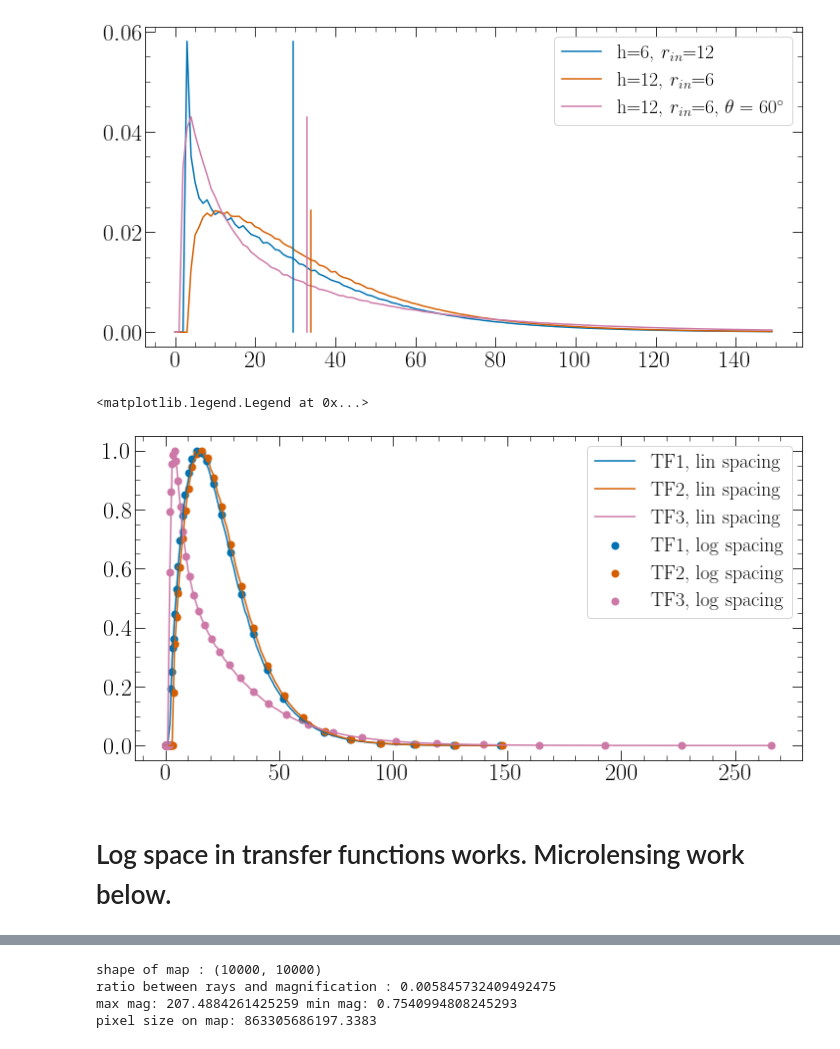
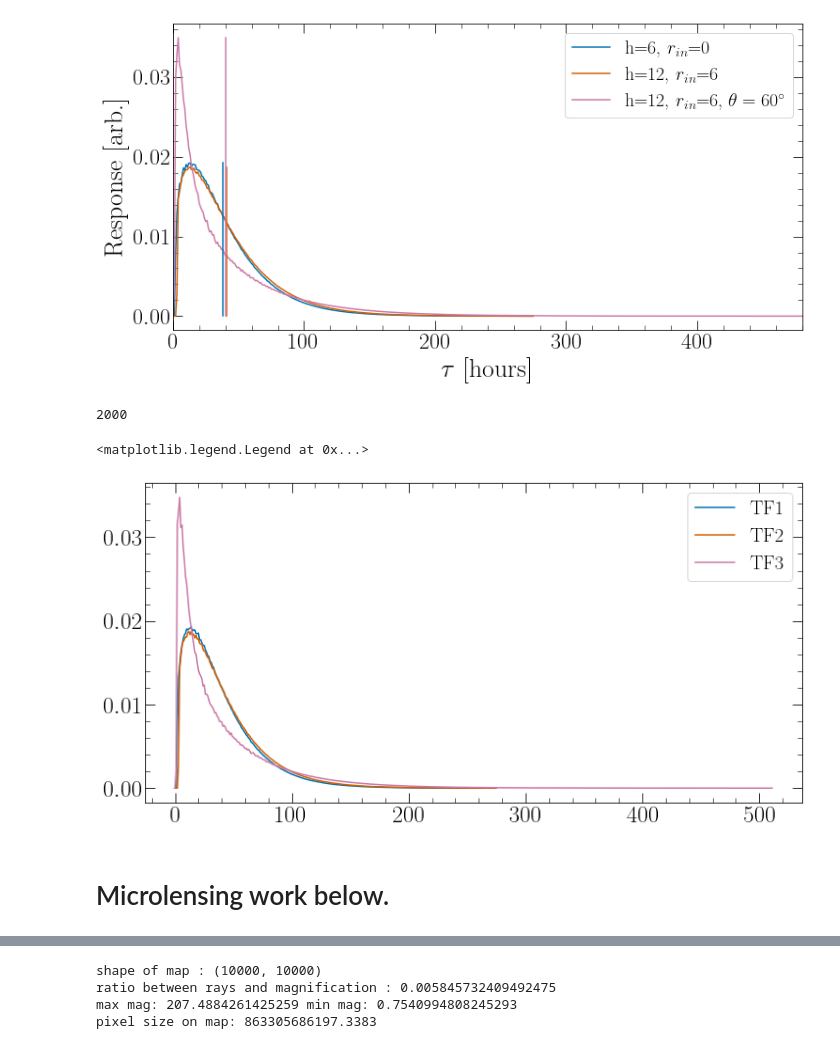
Before and after one commit to Henry-Best-01/Amoeba, a Jupyter notebook: TFMicrolensed.ipynb, the cells around one changed output, grey strips where cells are left out. Saved outputs shown, nothing was run; the diff lists cells and outputs as text; code cells hidden in the pictures.

```diff
--- a/TFMicrolensed.ipynb
+++ b/TFMicrolensed.ipynb
@@ -14,7 +15,7 @@ import QuasarModelFunctions as QMF  #if QMF is saved elsewhere, append that path
 plt.style.use("plot_style_large_font.txt")
 # %%
 M = 1e8 * const.M_sun.to(u.kg)
-M_dot = 1.0 * const.M_sun.to(u.kg)/u.year.to(u.s) / u.s
+M_dot = QMF.EddingtonRatioToMDot(M, 0.15)   #1.0 * const.M_sun.to(u.kg)/u.year.to(u.s) / u.s
 G = const.G
 c = const.c
 pi = np.pi
@@ -27,13 +28,13 @@ Thompson_Cross_Section = const.sigma_T
 
 rg = QMF.CalcRg(M)
 
-r_min1 = (12) * rg * u.m
+r_min1 = (0) * rg * u.m
 r_min2 = (6) * rg * u.m
 
 numgrs = 2000
 r_max = numgrs * rg * u.m
 
-diskres = 1000  #Corresponds to how many radial slices I add
+diskres = 1000  #Resolution along radial direction
 incang = ((0)) * np.pi/180
 incang2 = 60*np.pi/180
 
@@ -59,14 +60,14 @@ mask1 = np.logical_and(mask1in, mask1out)
 mask2 = np.logical_and((R1 > r_min2.value), (R1 < r_max.value))
 mask3 = np.logical_and((R2 > r_min2.value), (R2 < r_max.value))
 
-disk1 = np.nan_to_num(QMF.AccDiskTemp(R1*mask1, r_min1.value, M, M_dot, eddingtons=0.15))
-disk2 = np.nan_to_num(QMF.AccDiskTemp(R1*mask2, r_min2.value, M, M_dot, eddingtons=0.15))
-disk3 = np.nan_to_num(QMF.AccDiskTemp(R2*mask3, r_min2.value, M, M_dot, eddingtons=0.15))
+disk1 = np.nan_to_num(QMF.AccDiskTemp(R1*mask1, r_min1.value, M, M_dot, coronaheight=6, albedo=0))
+disk2 = np.nan_to_num(QMF.AccDiskTemp(R1*mask2, r_min2.value, M, M_dot, coronaheight=12, albedo=0))
+disk3 = np.nan_to_num(QMF.AccDiskTemp(R2*mask3, r_min2.value, M, M_dot, coronaheight=12, albedo=0))
 
 
-ADisk1 = Amoeba.ThinDisk(8.0, 0.0, numgrs, 0, 6, disk1.T, np.zeros(np.shape(disk1.T)), np.ones(np.shape(disk1.T)), R1)
-ADisk2 = Amoeba.ThinDisk(8.0, 0.0, numgrs, 0, 12, disk2.T, np.zeros(np.shape(disk2.T)), np.ones(np.shape(disk2.T)), R1)
-ADisk3 = Amoeba.ThinDisk(8.0, 0.0, numgrs, 60, 12, disk3.T, np.zeros(np.shape(disk3.T)), np.ones(np.shape(disk3.T)), R2)
+ADisk1 = Amoeba.ThinDisk(8.0, 0.0, numgrs, 0, 6, disk1.T, np.zeros(np.shape(disk1.T)), np.ones(np.shape(disk1.T)), R1/rg)
+ADisk2 = Amoeba.ThinDisk(8.0, 0.0, numgrs, 0, 12, disk2.T, np.zeros(np.shape(disk2.T)), np.ones(np.shape(disk2.T)), R1/rg)
+ADisk3 = Amoeba.ThinDisk(8.0, 0.0, numgrs, 60, 12, disk3.T, np.zeros(np.shape(disk3.T)), np.ones(np.shape(disk3.T)), R2/rg)
 
 DerivDisk1 = ADisk1.MakeDBDTMap(400)
 DerivDisk2 = ADisk2.MakeDBDTMap(400)
@@ -84,17 +87,25 @@ TF1c = TF1s/np.sum(TF1)
 TF2c = TF2s/np.sum(TF2)
 TF3c = TF3s/np.sum(TF3)
 # %%
-lim=150
+lim=9999
 
 fig, ax = plt.subplots(1, figsize=(12, 6))
-ax.plot(TF1[:lim], label=r'h=6, $r_{in}$=12')
+ax.plot(TF1[:lim], label=r'h=6, $r_{in}$=0')
 ax.plot(TF2[:lim], label=r'h=12, $r_{in}$=6')
 ax.plot(TF3[:lim], label=r'h=12, $r_{in}$=6, $\theta=60^{\circ}$')
 ax.plot([TF1c, TF1c], [0, np.max(TF1)], c='#0072B2')
 ax.plot([TF2c, TF2c], [0, np.max(TF2)], c='#D55E00')
 ax.plot([TF3c, TF3c], [0, np.max(TF3)], c='#CC79A7')
+ax.set_xlabel(r"$\tau$ [hours]")
+ax.set_ylabel("Response [arb.]")
 ax.legend()
+ax.set_xlim(0, 480)
+#fig.savefig("FewTransferFunctions2.pdf")
 plt.show()
 # %% [output]
-[figure, old version]
+[figure, new version]
+# %%
+print(ADisk3.numGRs)
+# %% [output]
+2000
 # %%
@@ -108,18 +116,15 @@ linTF3 = QMF.ConstructDiskTransferFunction(DerivDisk3, disk3, 60, M, 0, ADisk3.c
 # %%
 fig1, ax1 = plt.subplots(figsize=(12, 6))
-ax1.scatter(t1, np.nan_to_num(logTF1)/np.max(np.nan_to_num(logTF1)), linewidth=2, label='TF1, log spacing')
-ax1.scatter(t2, np.nan_to_num(logTF2)/np.max(np.nan_to_num(logTF2)), linewidth=2, label='TF2, log spacing')
-ax1.scatter(t3, np.nan_to_num(logTF3)/np.max(np.nan_to_num(logTF3)), linewidth=2, label='TF3, log spacing')
-ax1.plot(linTF1/np.max(linTF1), label='TF1, lin spacing')
-ax1.plot(linTF2/np.max(linTF2), label='TF2, lin spacing')
-ax1.plot(linTF3/np.max(linTF3), label='TF3, lin spacing')
+ax1.plot(linTF1, label='TF1')
+ax1.plot(linTF2, label='TF2')
+ax1.plot(linTF3, label='TF3')
 ax1.legend()
-#ax1.set_xlim(0, 20)
+#ax1.set_xlim(0, 40)
 # %% [output]
 <matplotlib.legend.Legend at 0x...>
-[figure, old version]
+[figure, new version]
 # %% [markdown]
-# Log space in transfer functions works. Microlensing work below.
+# Microlensing work below.
 # %%
 path_to_lensmap = '/Users/henrybest/PythonStuff/LensingMaps/SampleMagMaps/map_1/map.fits'
 # %%
```
Also changed, not shown: parts of 39 cells of this notebook.
